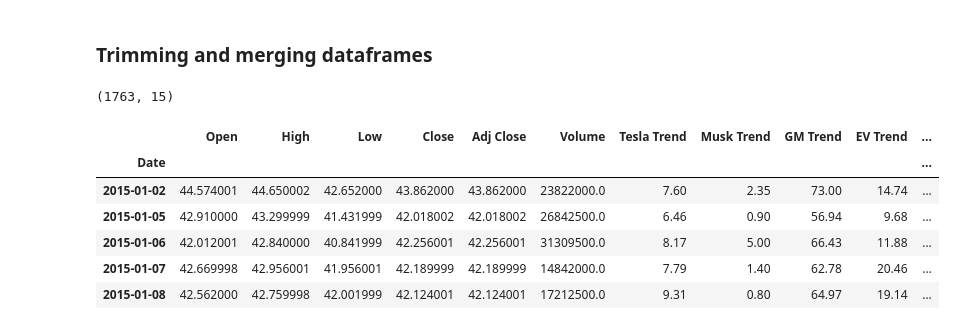
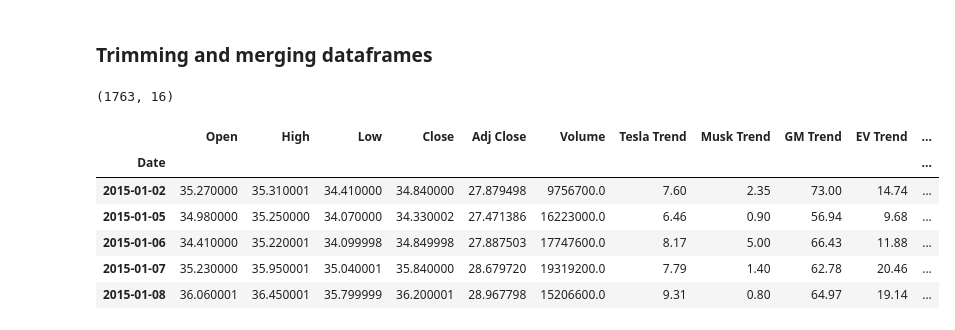
Before and after one commit to TLChilton/Senior_Capstone, a Jupyter notebook: Thomas/dataPreprocessingNew.ipynb, the cells around one changed output. Cells and saved outputs as stored; diff of their text form; code cells hidden in the pictures.

```diff
--- a/Thomas/dataPreprocessingNew.ipynb
+++ b/Thomas/dataPreprocessingNew.ipynb
@@ -151,29 +151,30 @@ df_CoronavirusTrend.head()
 ### Trimming and merging dataframes
 # %%
 # Merging Two Data Sets Together
-df = df_tsla.merge(df_tslaTrend, how='outer', left_index=True, right_index=True)
+df = df_GM.merge(df_tslaTrend, how='outer', left_index=True, right_index=True)
 #df = df.merge(df_teslaIncTrend, how='outer', left_index=True, right_index=True)
 df = df.merge(df_muskTrend, how='outer', left_index=True, right_index=True)
 df = df.merge(df_GMTrend, how='outer', left_index=True, right_index=True)
 df = df.merge(df_EVTrend, how='outer', left_index=True, right_index=True)
 df = df.merge(df_CoronavirusTrend, how='outer', left_index=True, right_index=True)
 
 # Rows with NaN values for Open, High, Low, etc will be removed later by the series_to_supervised function
 df.index.name='Date'
 df.dropna(inplace=True)
 df['Month'] = pd.DatetimeIndex(df.index).month
 df['Day of the Month'] = pd.DatetimeIndex(df.index).day
 df['Day of the Week'] = pd.DatetimeIndex(df.index).dayofweek
+df['Day of the Year'] = pd.DatetimeIndex(df.index).dayofyear
 df['Year'] = pd.DatetimeIndex(df.index).year
 print(df.shape)
 df.head()
 # %% [output]
-(1763, 15)
+(1763, 16)
 |  | Open | High | Low | Close | Adj Close | Volume | Tesla Trend | Musk Trend | GM Trend | EV Trend | ... |
 | Date |  |  |  |  |  |  |  |  |  |  | ... |
-| 2015-01-02 | 44.574001 | 44.650002 | 42.652000 | 43.862000 | 43.862000 | 23822000.0 | 7.60 | 2.35 | 73.00 | 14.74 | ... |
-| 2015-01-05 | 42.910000 | 43.299999 | 41.431999 | 42.018002 | 42.018002 | 26842500.0 | 6.46 | 0.90 | 56.94 | 9.68 | ... |
-| 2015-01-06 | 42.012001 | 42.840000 | 40.841999 | 42.256001 | 42.256001 | 31309500.0 | 8.17 | 5.00 | 66.43 | 11.88 | ... |
-| 2015-01-07 | 42.669998 | 42.956001 | 41.956001 | 42.189999 | 42.189999 | 14842000.0 | 7.79 | 1.40 | 62.78 | 20.46 | ... |
-| 2015-01-08 | 42.562000 | 42.759998 | 42.001999 | 42.124001 | 42.124001 | 17212500.0 | 9.31 | 0.80 | 64.97 | 19.14 | ... |
+| 2015-01-02 | 35.270000 | 35.310001 | 34.410000 | 34.840000 | 27.879498 | 9756700.0 | 7.60 | 2.35 | 73.00 | 14.74 | ... |
+| 2015-01-05 | 34.980000 | 35.250000 | 34.070000 | 34.330002 | 27.471386 | 16223000.0 | 6.46 | 0.90 | 56.94 | 9.68 | ... |
+| 2015-01-06 | 34.410000 | 35.220001 | 34.099998 | 34.849998 | 27.887503 | 17747600.0 | 8.17 | 5.00 | 66.43 | 11.88 | ... |
+| 2015-01-07 | 35.230000 | 35.950001 | 35.040001 | 35.840000 | 28.679720 | 19319200.0 | 7.79 | 1.40 | 62.78 | 20.46 | ... |
+| 2015-01-08 | 36.060001 | 36.450001 | 35.799999 | 36.200001 | 28.967798 | 15206600.0 | 9.31 | 0.80 | 64.97 | 19.14 | ... |
 # %%
```
Also changed, not shown: parts of 1 cell of this notebook, 3 other files.
